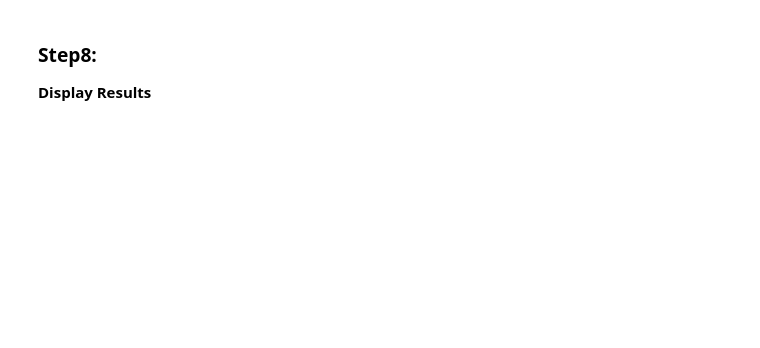
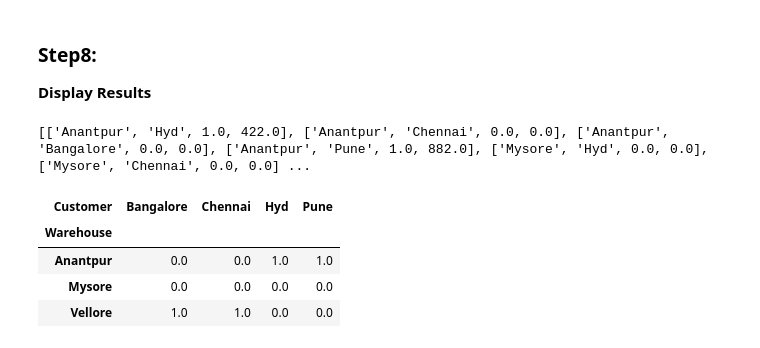
Before and after one commit to ankitshripalsingh/Operations-Research, a Jupyter notebook: Warehouse Location Optimization.ipynb, the cells around one changed output. Drawn from its saved outputs; the diff is of its cells as text; code cells hidden in the pictures; blank space fills up the shorter version.

Commit message:
OR Case Study - Warehouse Location Optimization using Google Colab

```diff
--- a/Warehouse Location Optimization.ipynb
+++ b/Warehouse Location Optimization.ipynb
@@ -136,6 +213,16 @@ To *minimize* the sum of distances between the warehouses and customer locations
+# %%
+# single warehouse per customer
+def warehouse_per_cust(model, C):
+  return(sum(model.x[w,C] for w in W) == 1)
+
+model.cust_warehouse_one = Constraint(C, rule = warehouse_per_cust)
 # %% [markdown]
 *   Customer location can get goods from only active warehouse <br>
 
  > $x_{w,c} \leq y_{w} \,\,\,\,\,\,\,\,\, \forall c \in C, w \in W$ <br>
 # %%
 #only active warehouse can serve a customer location
+def active_warehouse(model, w, c):
+  return(model.x[w,c] <= model.y[w])
+
+model.is_active_warehouse = Constraint(W, C, rule = active_warehouse)
@@ -144,6 +248,10 @@ To *minimize* the sum of distances between the warehouses and customer locations
 >$\sum_{w \in W} y_{w} <= P $
 # %%
 # number of warehouses can't be more than what is required
+def max_warehouses(model):
+  return(sum(model.y[w] for w in W) <= P)
+
+model.max_active_warehouses = Constraint(rule = max_warehouses)
 # %% [markdown]
 ### Step7:
 <b>Create solver & solve model </b><br>
@@ -150,3 +299,23 @@ To *minimize* the sum of distances between the warehouses and customer locations
 # %% [markdown]
 ### Step8:
 <b>Display Results </b>
+# %%
+output = []
+
+for w in W:
+  for c in C:
+    active = model.x[w,c].value
+    distance = d[w,c]
+    output.append([w, c, active, active*distance])
+
+print(output)
+# %% [output]
+[['Anantpur', 'Hyd', 1.0, 422.0], ['Anantpur', 'Chennai', 0.0, 0.0], ['Anantpur', 'Bangalore', 0.0, 0.0], ['Anantpur', 'Pune', 1.0, 882.0], ['Mysore', 'Hyd', 0.0, 0.0], ['Mysore', 'Chennai', 0.0, 0.0] ...
+# %%
+pd.DataFrame(output, columns = ['Warehouse', 'Customer', 'Is_Active', 'Distance']).pivot(index = 'Warehouse', columns = 'Customer', values = 'Is_Active')
+# %% [output]
+| Customer | Bangalore | Chennai | Hyd | Pune |
+| Warehouse |  |  |  |  |
+| Anantpur | 0.0 | 0.0 | 1.0 | 1.0 |
+| Mysore | 0.0 | 0.0 | 0.0 | 0.0 |
+| Vellore | 1.0 | 1.0 | 0.0 | 0.0 |
```
Also changed, not shown: parts of 18 cells of this notebook.
